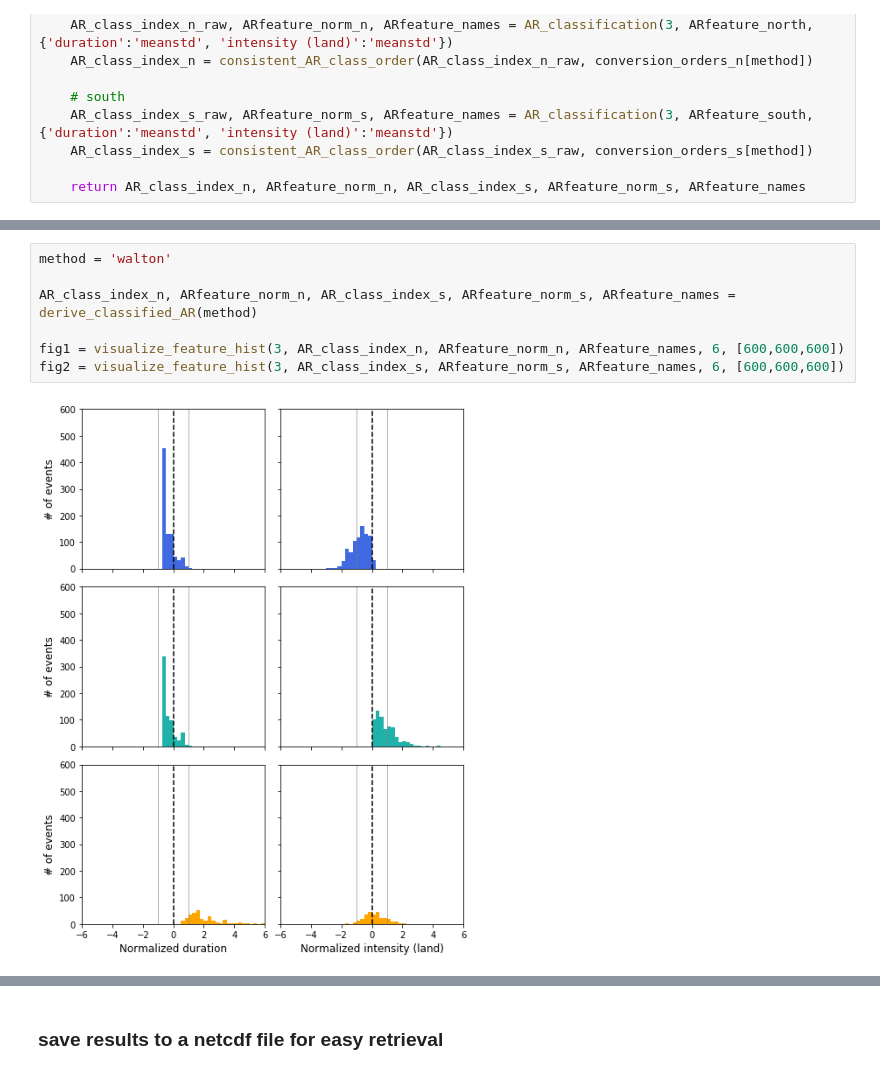
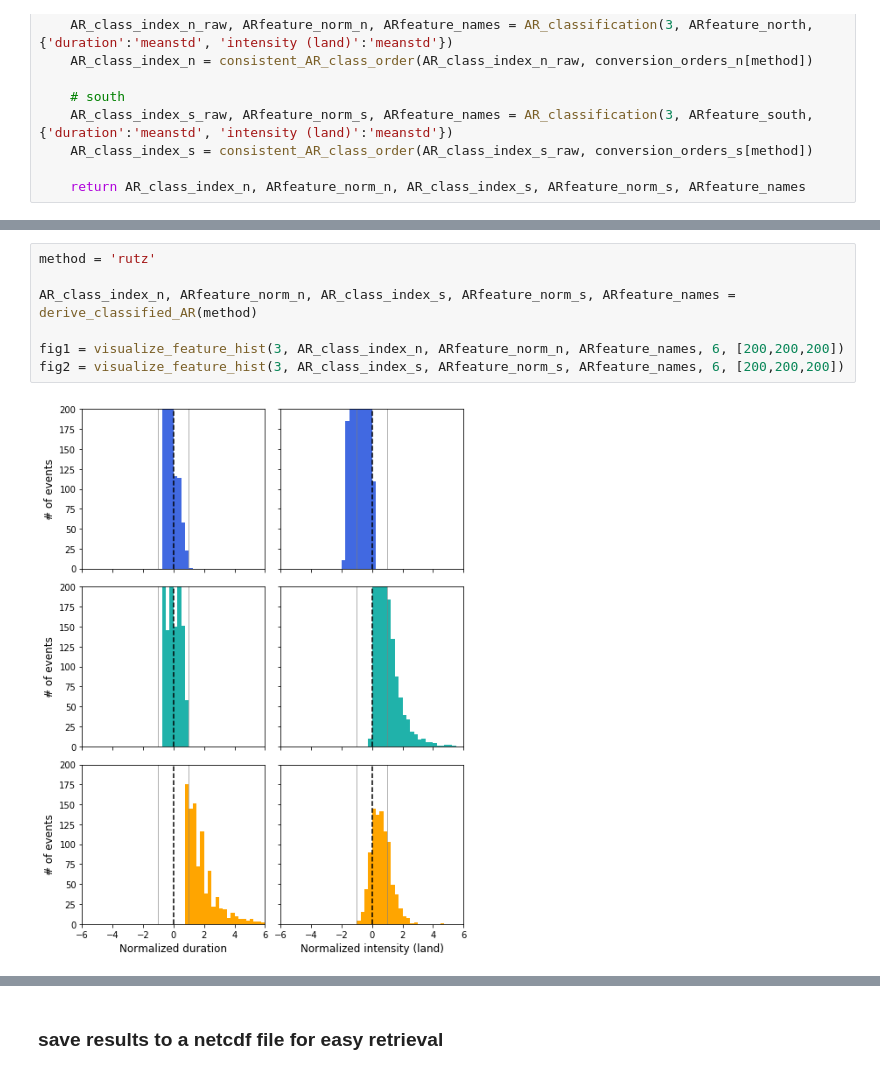
Before and after one commit to lucas-uw/Chen-2018-GRL, a Jupyter notebook: scripts/step04.AR_classification.north_south_split.ipynb, the cells around one changed output, grey strips where cells are left out. Saved outputs shown, nothing was run; the diff lists cells and outputs as text.

```diff
--- a/scripts/step04.AR_classification.north_south_split.ipynb
+++ b/scripts/step04.AR_classification.north_south_split.ipynb
@@ -160,11 +169,11 @@ conversion_orders_s = {'rutz':[0,2,1], 'gershunov':[1,0,2], 'guan':[0,2,1],
 
 AR_class_name = ['weak','flash','prolong']
 # %%
-method = 'walton'
+method = 'rutz'
 
 AR_class_index_n, ARfeature_norm_n, AR_class_index_s, ARfeature_norm_s, ARfeature_names = derive_classified_AR(method)
 
-fig1 = visualize_feature_hist(3, AR_class_index_n, ARfeature_norm_n, ARfeature_names, 6, [600,600,600])
-fig2 = visualize_feature_hist(3, AR_class_index_s, ARfeature_norm_s, ARfeature_names, 6, [600,600,600])
+fig1 = visualize_feature_hist(3, AR_class_index_n, ARfeature_norm_n, ARfeature_names, 6, [200,200,200])
+fig2 = visualize_feature_hist(3, AR_class_index_s, ARfeature_norm_s, ARfeature_names, 6, [200,200,200])
 # %% [output]
-[figure, old version]
+[figure, new version]
```
Also changed, not shown: parts of 2 cells of this notebook, 32 other files.
